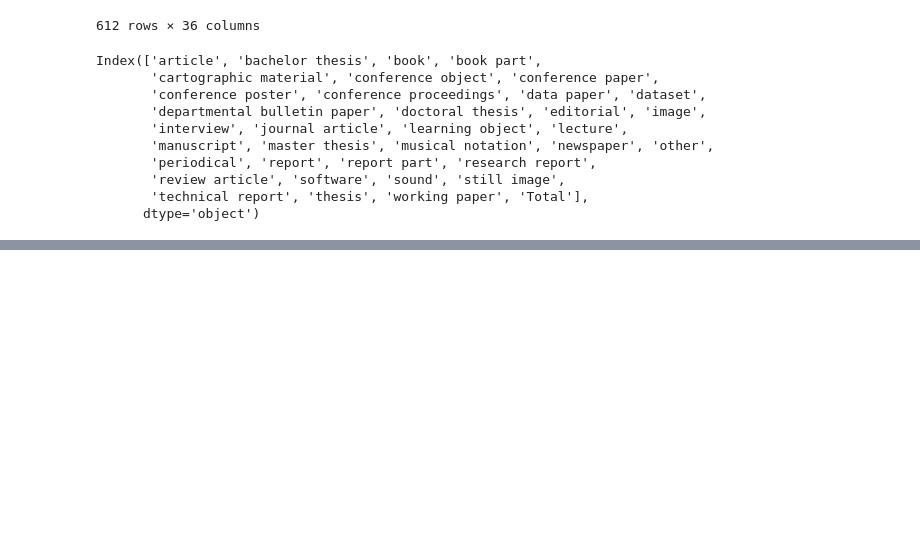
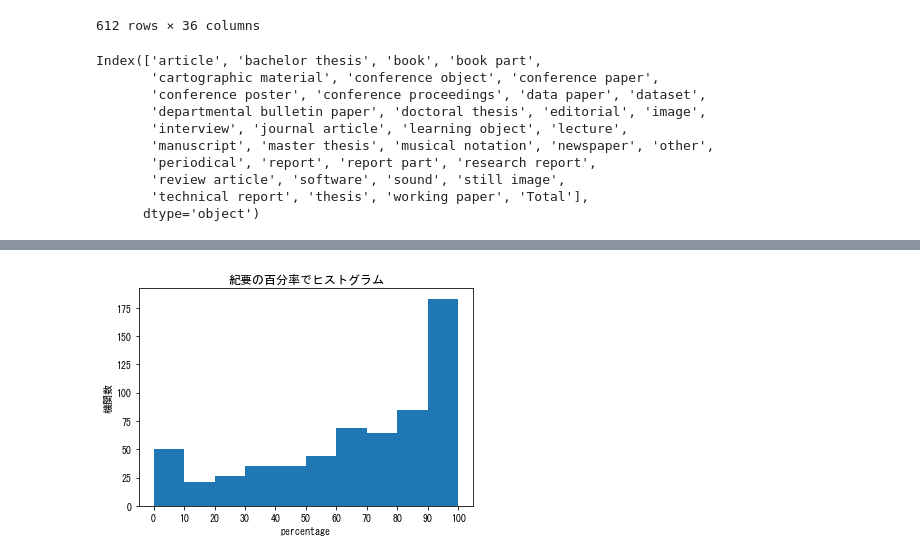
Before and after one commit to wonox/irdbscraping, a Jupyter notebook: irdbscraping.ipynb, the cells around one changed output, grey strips where cells are left out. Drawn from its saved outputs; the diff is of its cells as text; code cells hidden in the pictures; blank space fills up the shorter version.

```diff
--- a/irdbscraping.ipynb
+++ b/irdbscraping.ipynb
@@ -315,3 +376,22 @@ Name: departmental bulletin paper, Length: 280, dtype: float64
+# %%
+# 紀要['departmental bulletin paper']の個数でソートしたものを kiyou とする
+kiyou = pivot_orders_df5.sort_values(by='departmental bulletin paper', ascending=False)
+# 紀要が90%以上　>90 のもの
+# print(kiyou['departmental bulletin paper'][kiyou['departmental bulletin paper'] < 70])  #  == 100
+# kiyou['departmental bulletin paper'].hist(bins=20) # これが単純でよい
+
+import matplotlib.pyplot as plt
+# タイトル追加
+plt.title('紀要の百分率でヒストグラム')
+# x軸にscore、y軸にfreq
+plt.xlabel('percentage')
+plt.ylabel('機関数')
+# 目盛りを変更
+plt.xticks([0,10,20,30,40,50,60,70,80,90,100])
+# ヒストグラムを描画する（表示する幅は50〜100）、階級数（棒の数）は20
+plt.hist(kiyou['departmental bulletin paper'], range=(00, 100), bins=10);
+# %% [output]
+[figure, added]
 # %%
 pivot_orders_df.to_pickle('./pivot_orders_df.pkl.gz', compression='gzip') # 圧縮有り
 # pd.read_pickle('test.pkl.gz', compression='gzip') # 圧縮有り
```
Also changed, not shown: parts of 10 cells of this notebook, 7 other files.
